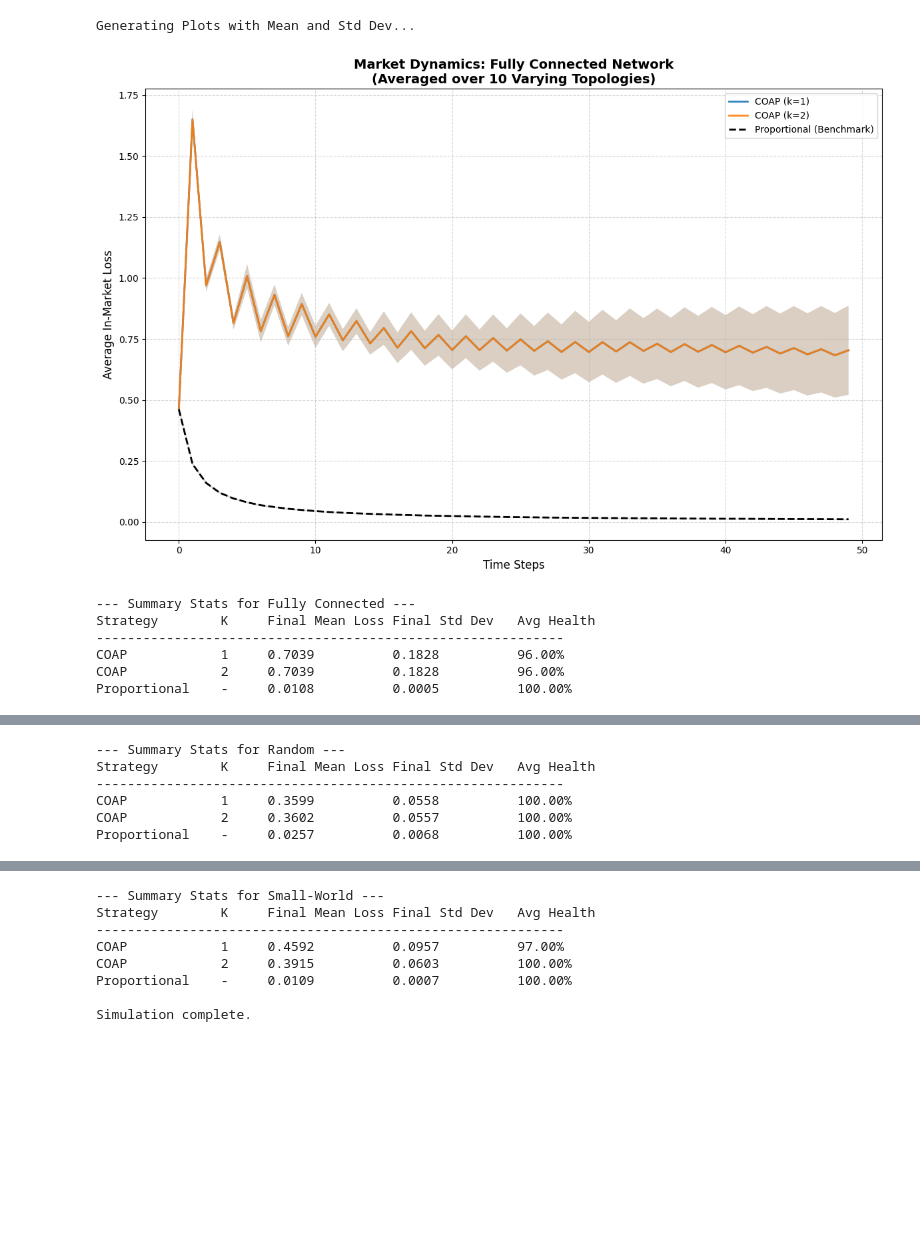
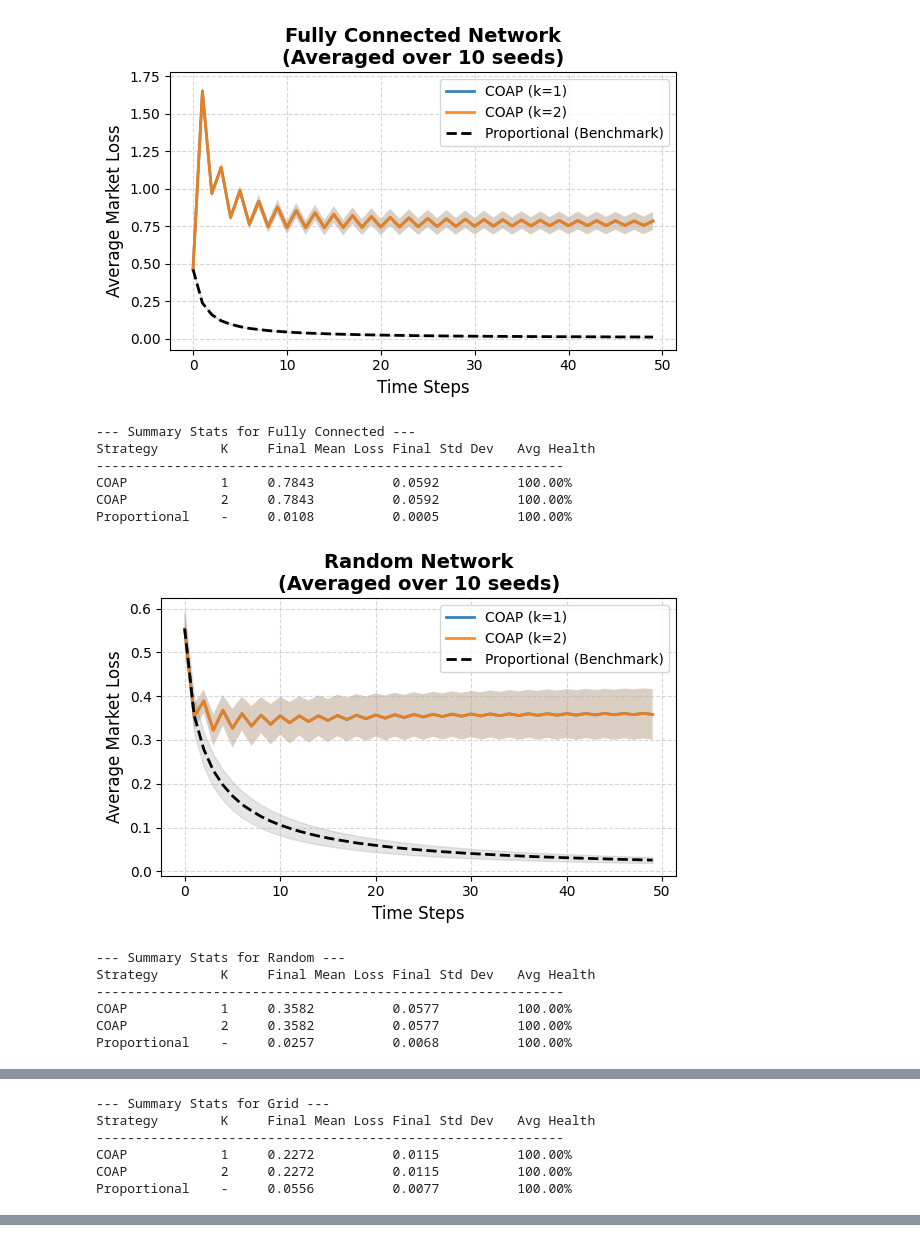
Before and after one commit to Joeri-G/Ant, a Jupyter notebook: experiments/large_network_market_loss.ipynb, the cells around one changed output, grey strips where cells are left out. Cells and saved outputs as stored; diff of their text form; code cells hidden in the pictures; blank space fills up the shorter version.

```diff
--- a/experiments/large_network_market_loss.ipynb
+++ b/experiments/large_network_market_loss.ipynb
@@ -35,7 +33,6 @@ def create_graphs(n, seed):
         return create_graphs(n, seed + NUM_SEEDS)
     return graphs
 # %%
-# --- Worker Function (Runs ONE Seed) ---
 def run_single_seed(seed_idx):
     """
     Runs the entire simulation logic for a single seed index.
@@ -43,17 +40,14 @@ def run_single_seed(seed_idx):
     """
     current_seed = seed_idx
 
-    # Generate topologies for this seed
     graphs = create_graphs(MARKET_SIZE, seed=current_seed)
 
     seed_results = {}
     seed_crashes = {}
 
     for graph_type, graph_obj in graphs.items():
-        # Initialize the structure for this graph type explicitly
-        # This ensures "COAP" and Benchmarks keys exist
         seed_results[graph_type] = {
-            "COAP": {k: None for k in KS},  # Pre-initialize with None or empty lists
+            "COAP": {k: None for k in KS},
             **{b: {None: None} for b in BENCHMARKS}
         }
         seed_crashes[graph_type] = {
@@ -61,7 +55,6 @@ def run_single_seed(seed_idx):
             **{b: {None: None} for b in BENCHMARKS}
         }
 
-        # Run COAP
         for k in KS:
             _market = Market(
                 MARKET_SIZE,
@@ -79,7 +72,7 @@ def run_single_seed(seed_idx):
             sim_result = _market.simulate(
                 SIMULATION_DURATION,
                 use_average_in_market_loss=True,
-                return_utility_instead_of_market_loss=False
+                return_proportional_utility_instead_of_market_loss=False
             )
 
             window_data = sim_result[WINDOW_START:WINDOW_END]
@@ -87,11 +80,9 @@ def run_single_seed(seed_idx):
             crash_count = sum([1 if agent.has_crashed else 0 for agent in _market.agents])
             health_rate = 1.0 - (crash_count / len(_market.agents))
 
-            # Now this assignment works because keys were pre-initialized above
             seed_results[graph_type]["COAP"][k] = window_data
             seed_crashes[graph_type]["COAP"][k] = health_rate
 
-        # Run Benchmarks
         for b_agent in BENCHMARKS:
             agent_type = ProportionalAgent if b_agent == "Proportional" else None
 
@@ -109,12 +100,11 @@ def run_single_seed(seed_idx):
                 sim_result = _market.simulate(
                     SIMULATION_DURATION,
                     use_average_in_market_loss=True,
-                    return_utility_instead_of_market_loss=False
+                    return_proportional_utility_instead_of_market_loss=False
                 )
 
                 window_data = sim_result[WINDOW_START:WINDOW_END]
 
-                # Accessing pre-initialized keys
                 seed_results[graph_type][b_agent][None] = window_data
                 seed_crashes[graph_type][b_agent][None] = 1.0
 
@@ -218,10 +164,8 @@ Completed seed 10/10
 # %%
 time_steps = np.arange(WINDOW_START, WINDOW_END)
 
-print("\nGenerating Plots with Mean and Std Dev...")
-
 for graph_type in results_store.keys():
-    plt.figure(figsize=(12, 8))
+    plt.figure(figsize=(6, 4))
     axis = plt.gca()
 
     # Plot COAP agents
@@ -253,55 +197,58 @@ for graph_type in results_store.keys():
             plt.fill_between(time_steps, mean_loss - std_loss, mean_loss + std_loss, alpha=0.2, color='gray')
 
     plt.xlabel("Time Steps", fontsize=12)
-    plt.ylabel("Average In-Market Loss", fontsize=12)
-    plt.title(f"Market Dynamics: {graph_type} Network\n(Averaged over {NUM_SEEDS} Varying Topologies)", fontsize=14, fontweight='bold')
+    plt.ylabel("Average Market Loss", fontsize=12)
+    plt.title(f"{graph_type} Network\n(Averaged over {NUM_SEEDS} seeds)", fontsize=14, fontweight='bold')
     plt.legend(loc='upper right', fontsize=10)
     plt.grid(True, which='both', linestyle='--', alpha=0.5)
     plt.tight_layout()
     plt.show()
 
-       # Optional: Print Summary Table for this graph type
+    # Print Summary Table for this graph type
     print(f"\n--- Summary Stats for {graph_type} ---")
     print(f"{'Strategy':<15} {'K':<5} {'Final Mean Loss':<15} {'Final Std Dev':<15} {'Avg Health'}")
     print("-" * 60)
 
     # COAP Agents
     for k in KS:
         data = results_store[graph_type]["COAP"][k]
         if data:
-            # Ensure we take the last element of each seed run
+            # Take the last element of every seed run
             final_values = [d[-1] if len(d) > 0 else 0.0 for d in data]
             final_mean = float(np.mean(final_values))
             final_std = float(np.std(final_values))
             avg_health = float(np.mean(crash_rates_store[graph_type]["COAP"][k]))
             print(f"{'COAP':<15} {str(k):<5} {final_mean:<15.4f} {final_std:<15.4f} {avg_health:.2%}")
 
     # Benchmark Agents
     for bench in BENCHMARKS:
         data = results_store[graph_type][bench][None]
         if data:
-            # Safety check to ensure data is numeric
+            # Data check
             final_values = [float(d[-1]) if len(d) > 0 else 0.0 for d in data]
             final_mean = float(np.mean(final_values))
-            # Benchmarks are usually deterministic, so std might be 0 or very small
+
             final_std = float(np.std(final_values))
 
-            # Calculate health (usually 100% for proportional unless crashes happen)
+            # Calculate health. 100% unless COAP crashed
             rates = crash_rates_store[graph_type][bench][None]
             avg_health = float(np.mean(rates)) if rates else 1.0
 
-            # FIXED: Use explicit variable types to avoid format errors
             print(f"{bench:<15} {'-':<5} {final_mean:<15.4f} {final_std:<15.4f} {avg_health:.2%}")
         else:
             print(f"{bench:<15} {'-':<5} {'N/A':<15} {'N/A':<15} {'N/A':<10}")
-
-print("\nSimulation complete.")
 # %% [output]
+[figure, new version]
-Generating Plots with Mean and Std Dev...
+--- Summary Stats for Fully Connected ---
+Strategy        K     Final Mean Loss Final Std Dev   Avg Health
+------------------------------------------------------------
+COAP            1     0.7843          0.0592          100.00%
+COAP            2     0.7843          0.0592          100.00%
+Proportional    -     0.0108          0.0005          100.00%
-[figure, old version]
+[figure, new version]
---- Summary Stats for Fully Connected ---
+--- Summary Stats for Random ---
 Strategy        K     Final Mean Loss Final Std Dev   Avg Health
 ------------------------------------------------------------
-COAP            1     0.7039          0.1828          96.00%
-COAP            2     0.7039          0.1828          96.00%
-Proportional    -     0.0108          0.0005          100.00%
+COAP            1     0.3582          0.0577          100.00%
+COAP            2     0.3582          0.0577          100.00%
+Proportional    -     0.0257          0.0068          100.00%
@@ -309,6 +256,6 @@ Proportional    -     0.0108          0.0005          100.00%
---- Summary Stats for Random ---
+--- Summary Stats for Grid ---
 Strategy        K     Final Mean Loss Final Std Dev   Avg Health
 ------------------------------------------------------------
-COAP            1     0.3599          0.0558          100.00%
-COAP            2     0.3602          0.0557          100.00%
-Proportional    -     0.0257          0.0068          100.00%
+COAP            1     0.2272          0.0115          100.00%
+COAP            2     0.2272          0.0115          100.00%
+Proportional    -     0.0556          0.0077          100.00%
@@ -323,8 +268,0 @@ Proportional    -     0.0551          0.0077          100.00%
---- Summary Stats for Small-World ---
-Strategy        K     Final Mean Loss Final Std Dev   Avg Health
-------------------------------------------------------------
-COAP            1     0.4592          0.0957          97.00%
-COAP            2     0.3915          0.0603          100.00%
-Proportional    -     0.0109          0.0007          100.00%
-
-Simulation complete.
```
Also changed, not shown: parts of 6 cells of this notebook, 3 other files.
